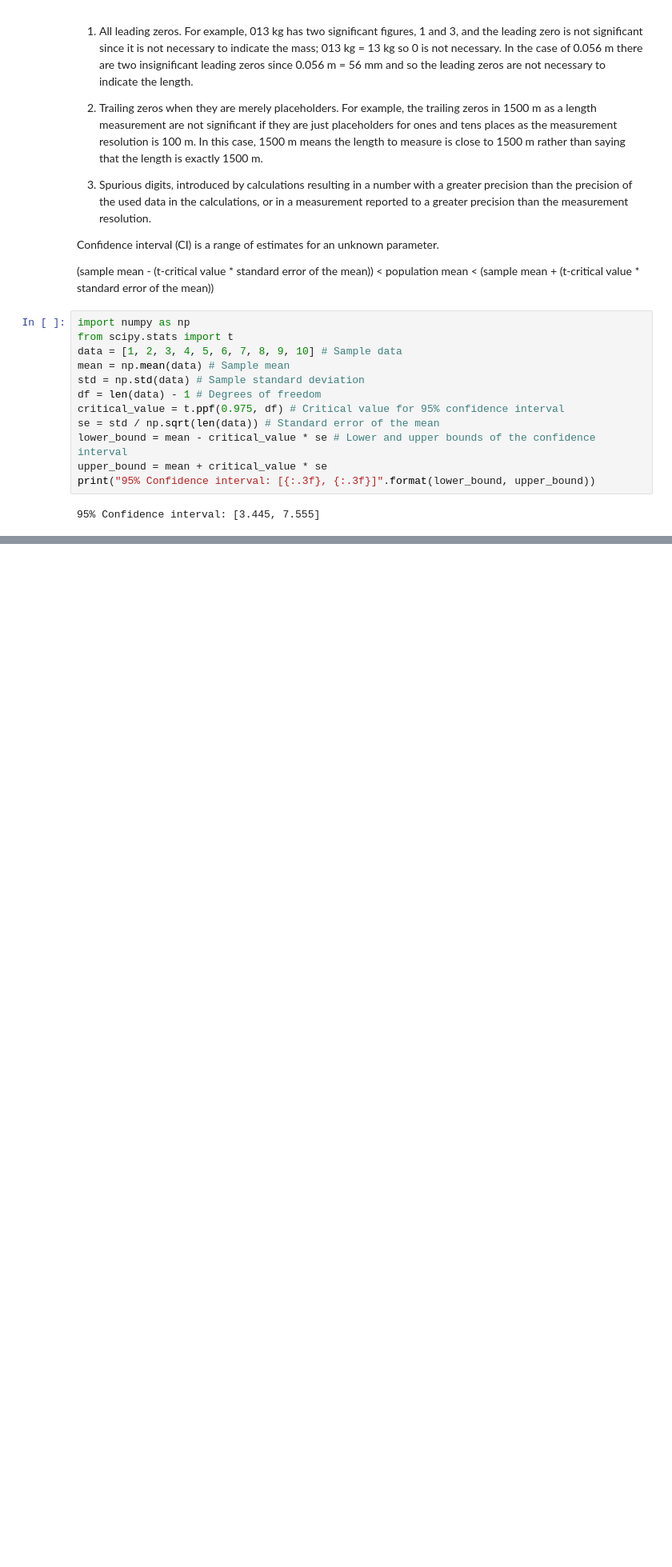
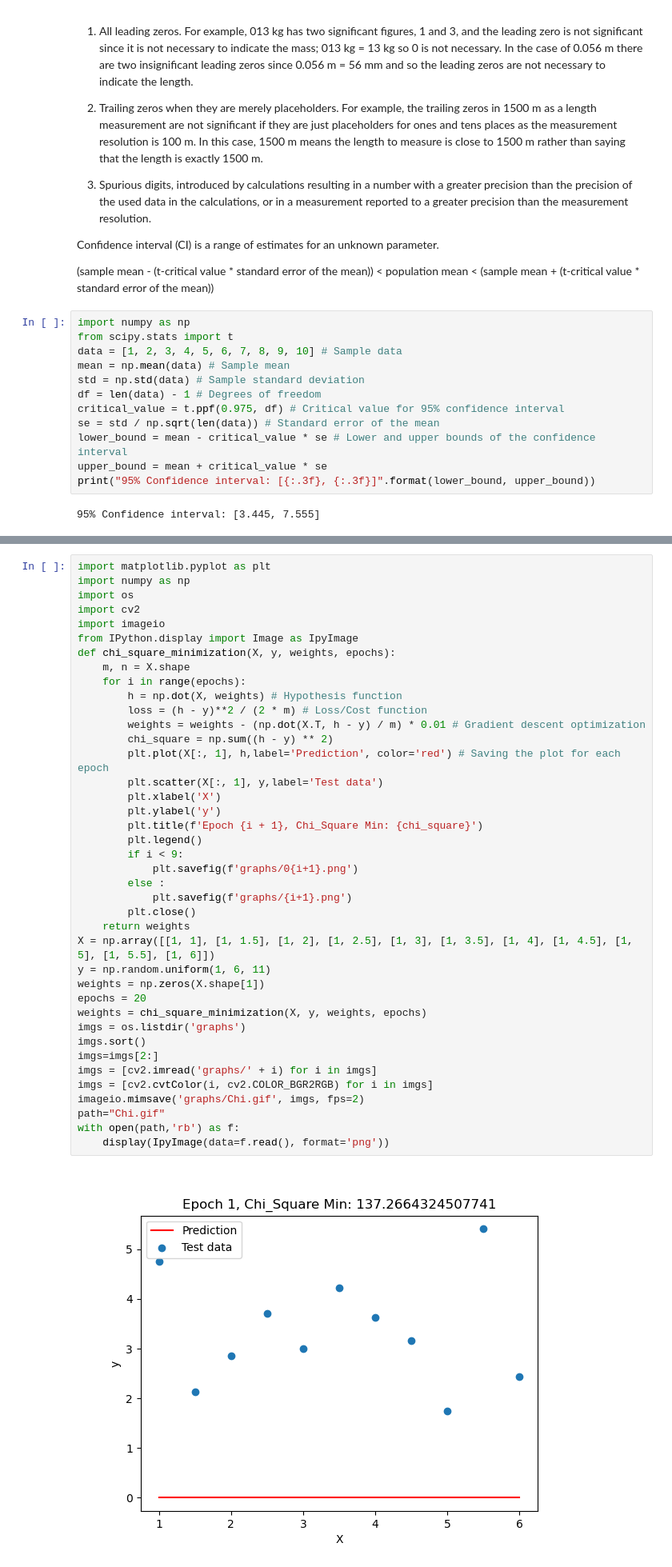
Before and after one commit to MinwooKim1990/Dictionary, a Jupyter notebook: Statistics_Dic.ipynb, the cells around one changed output, grey strips where cells are left out. Shown at 80% size. Drawn from its saved outputs; the diff is of its cells as text; blank space fills up the shorter version.

```diff
--- a/Statistics_Dic.ipynb
+++ b/Statistics_Dic.ipynb
@@ -200,0 +245,42 @@ plt.show()
+# %%
+import matplotlib.pyplot as plt
+import numpy as np
+import os
+import cv2
+import imageio
+from IPython.display import Image as IpyImage
+def chi_square_minimization(X, y, weights, epochs):
+    m, n = X.shape
+    for i in range(epochs):
+        h = np.dot(X, weights) # Hypothesis function
+        loss = (h - y)**2 / (2 * m) # Loss/Cost function
+        weights = weights - (np.dot(X.T, h - y) / m) * 0.01 # Gradient descent optimization
+        chi_square = np.sum((h - y) ** 2)
+        plt.plot(X[:, 1], h,label='Prediction', color='red') # Saving the plot for each epoch
+        plt.scatter(X[:, 1], y,label='Test data')
+        plt.xlabel('X')
+        plt.ylabel('y')
+        plt.title(f'Epoch {i + 1}, Chi_Square Min: {chi_square}')
+        plt.legend()
+        if i < 9:
+            plt.savefig(f'graphs/0{i+1}.png')
+        else :
+            plt.savefig(f'graphs/{i+1}.png')
+        plt.close()
+    return weights
+X = np.array([[1, 1], [1, 1.5], [1, 2], [1, 2.5], [1, 3], [1, 3.5], [1, 4], [1, 4.5], [1, 5], [1, 5.5], [1, 6]])
+y = np.random.uniform(1, 6, 11)
+weights = np.zeros(X.shape[1])
+epochs = 20
+weights = chi_square_minimization(X, y, weights, epochs)
+imgs = os.listdir('graphs')
+imgs.sort()
+imgs=imgs[2:]
+imgs = [cv2.imread('graphs/' + i) for i in imgs]
+imgs = [cv2.cvtColor(i, cv2.COLOR_BGR2RGB) for i in imgs]
+imageio.mimsave('graphs/Chi.gif', imgs, fps=2)
+path="Chi.gif"
+with open(path,'rb') as f:
+    display(IpyImage(data=f.read(), format='png'))
+# %% [output]
+[figure, added]
```
Also changed, not shown: parts of 4 cells of this notebook.
